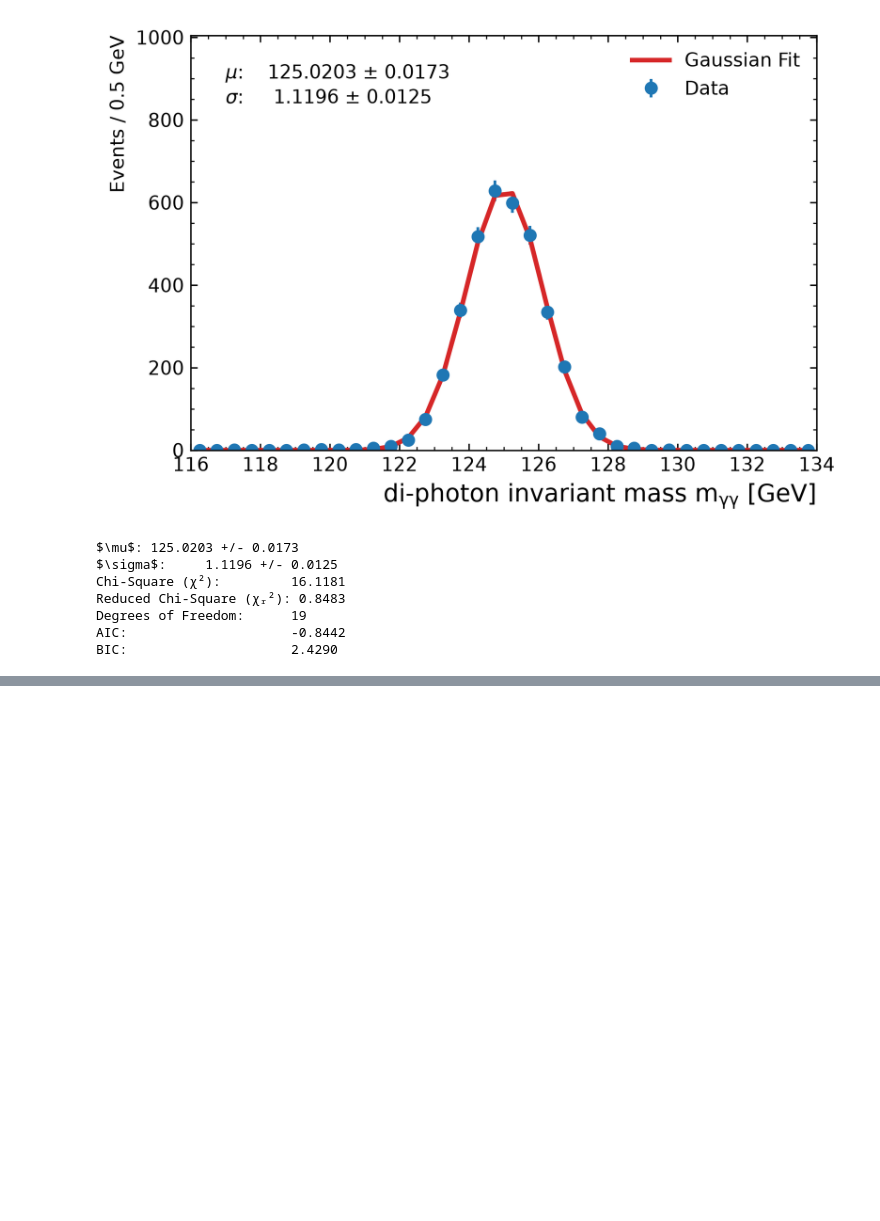
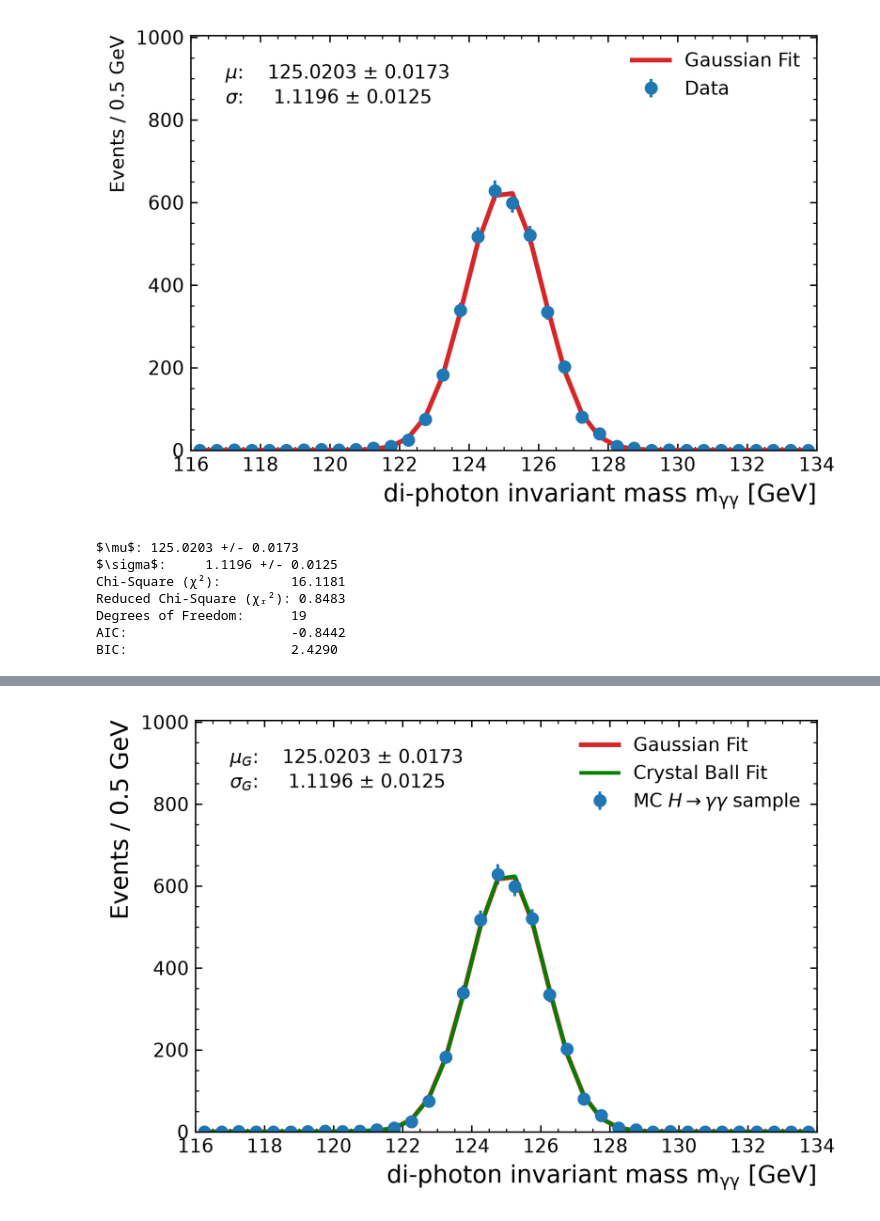
Before and after one commit to chrissellgrenbackup/intro-hep-project, a Jupyter notebook: sim_analysis/Hgg_analysis_sim.ipynb, the cells around one changed output, grey strips where cells are left out. Cells and saved outputs as stored; diff of their text form; code cells hidden in the pictures; blank space fills up the shorter version.

```diff
--- a/sim_analysis/Hgg_analysis_sim.ipynb
+++ b/sim_analysis/Hgg_analysis_sim.ipynb
@@ -213,0 +300,43 @@ BIC:                     2.4290
+# %%
+fit_color = '#d62728'
+cb_fit_color = 'green'
+
+# plot
+plt.figure(figsize=(6,4),dpi=300)
+ax = plt.gca() # get current axes
+
+# plot the data points
+ax.errorbar(x=bincenters, y=data_x, yerr=data_x_errors,
+                    fmt='o', # 'k' means black and 'o' is for circles
+                    color='#1f77b4',
+                    label=r'MC $H \rightarrow \gamma\gamma$ sample')
+
+# plot fit
+ax.plot(bincenters, fit.best_fit, '-', color=fit_color, label="Gaussian Fit", linewidth=2.5)
+ax.plot(bincenters,fit_cb.best_fit,'-',color=cb_fit_color,label="Crystal Ball Fit",linewidth=2)
+
+# set the x-limit of the main axes
+ax.set_xlim( left=xmin, right=xmax )
+
+ax.xaxis.set_minor_locator( AutoMinorLocator() )
+
+# set the axis tick parameters for the main axes
+ax.tick_params(which='both', # ticks on both x and y axes
+                        direction='in', # Put ticks inside and outside the axes
+                        top=True, # draw ticks on the top axis
+                        right=True ) # draw ticks on right axis
+
+ax.set_xlabel(r'di-photon invariant mass $\mathrm{m_{\gamma\gamma}}$ [GeV]',
+                    fontsize=13, x=1, horizontalalignment='right' )
+ax.set_ylabel('Events / '+str(step_size)+' GeV', fontsize=13,
+                        y=1, horizontalalignment='right')
+ax.set_ylim( bottom=0, top=np.amax(data_x)*1.6 )
+ax.yaxis.set_minor_locator( AutoMinorLocator() )
+
+# draw the legend
+ax.legend( frameon=False ); # no box around the legend
+plt.text(117,900,rf"$\mu_G$:    {mu:.4f} $\pm$ {mu_err:.4f}")
+plt.text(117,840,rf"$\sigma_G$:     {sigma:.4f} $\pm$ {sigma_err:.4f}")
+plt.savefig("plots/massspec_withfits_mc.png")
+# %% [output]
+[figure, added]
```
Also changed, not shown: parts of 6 cells of this notebook.
